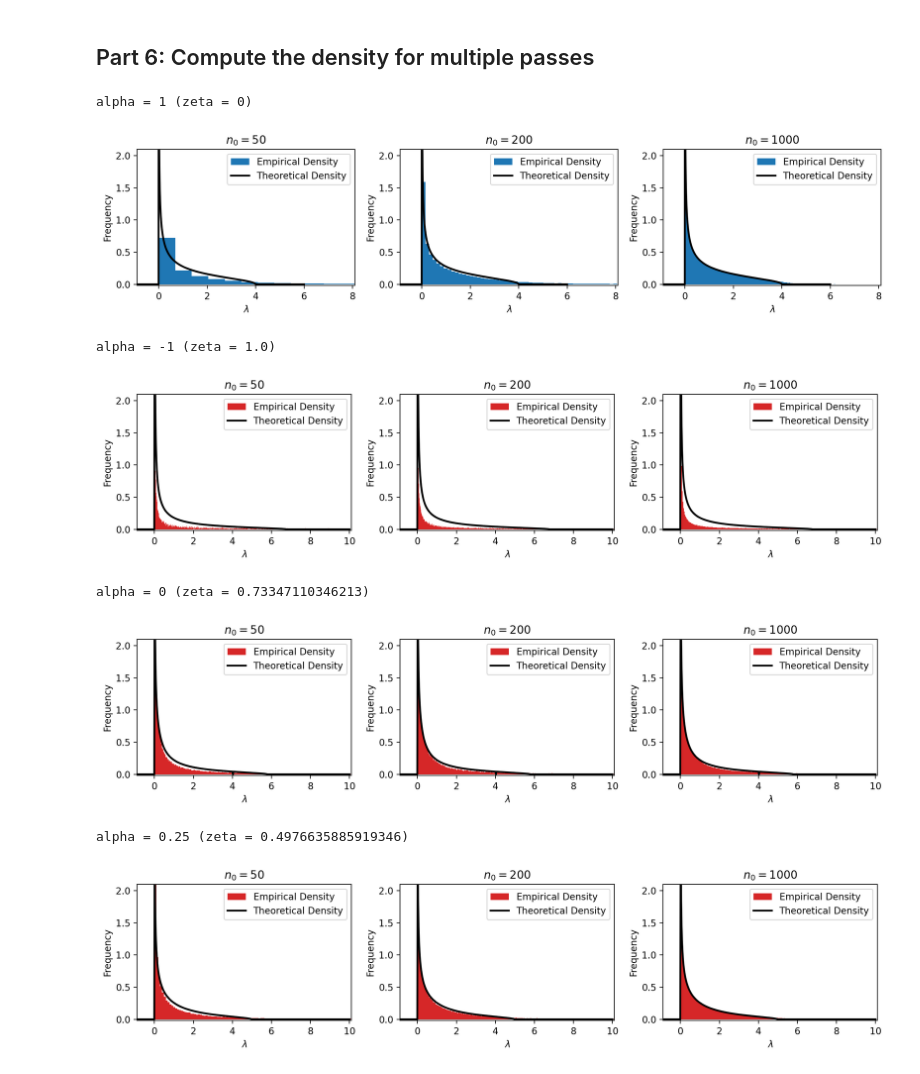
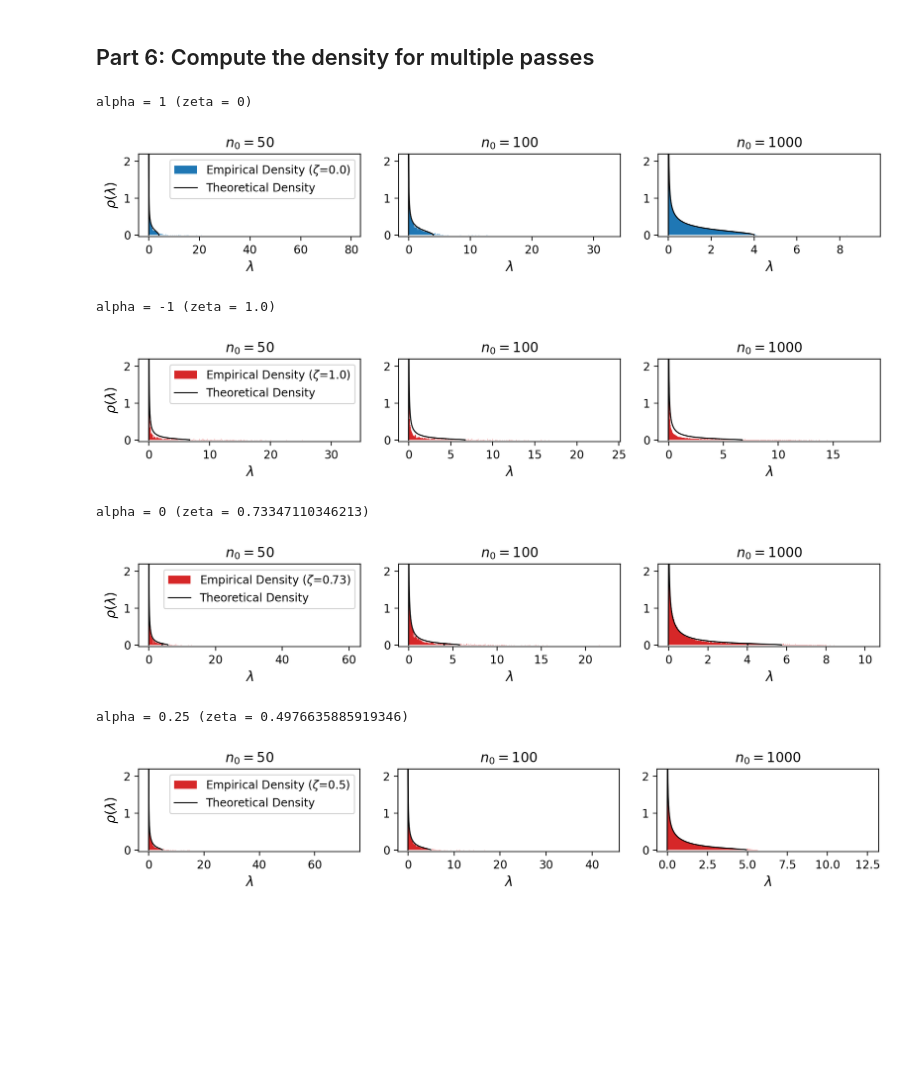
Before and after one commit to sichinaga/amath590-rmt-project, a Jupyter notebook: spectral_density.ipynb, the cells around one changed output. Drawn from its saved outputs; the diff is of its cells as text; code cells hidden in the pictures; blank space fills up the shorter version.

```diff
--- a/spectral_density.ipynb
+++ b/spectral_density.ipynb
@@ -137,12 +137,12 @@ def G_0(z):
     return np.where(G_pos.imag < G_neg.imag, G_pos, G_neg)
 
 # Compute G(z) for z (nearly) real on [-1, 6].
-z = np.linspace(-1, 6, 1000).astype("complex") + (1j * 1e-16)
+z = np.linspace(-0.001, 4, 1000).astype("complex") + (1j * 1e-16)
 true_density = -(1 / np.pi) * G_0(z).imag
 
 # Plot the empirical densities vs. theoretical.
 print("alpha = 1 (zeta = 0)")
-plt.figure(figsize=(12, 3), dpi=200)
+plt.figure(figsize=(10, 2), dpi=200)
 for i, (n0, eigs) in enumerate(zip(n0_vals, all_eigs)):
     plt.subplot(1, len(n0_vals), i + 1)
 
@@ -152,17 +152,19 @@ for i, (n0, eigs) in enumerate(zip(n0_vals, all_eigs)):
         density=True,
         bins=200,
         color="tab:cyan",
-        label="Empirical Density"
+        label="Empirical Density ($\\zeta$=0.0)"
     )
 
     # (2) Theoretical.
-    plt.plot(z.real, true_density, lw=2, c="k", label="Theoretical Density")
+    plt.plot(z.real, true_density, lw=1, c="k", label="Theoretical Density")
+    plt.ylim([-0.05, 2.2])
 
-    plt.ylim([-0.02, 2.1])
-    plt.title(f"$n_0 = {n0}$")
-    plt.xlabel("$\\lambda$")
-    plt.ylabel("Frequency")
-    plt.legend()
+    plt.title(f"$n_0 = {n0}$", fontsize=12)
+    plt.xlabel("$\\lambda$", fontsize=12)
+
+    if i == 0:
+        plt.ylabel("$\\rho(\\lambda)$", fontsize=12)
+        plt.legend(fontsize=10)
 
 plt.tight_layout()
 plt.show()
@@ -366,56 +375,58 @@ def build_gram_kpass(k, n0_init, f, phi=1, psi=1, sigma_x=1, sigma_w=1):
     return M
 
 # Declare the number of passes through the NN:
-k = 10
+k = 5
 
 # Compute the empirical density after k passes:
 all_eigs = []
-n0_vals = [50, 200, 1000]
+n0_vals = [50, 100, 1000]
 
 # When alpha = 1, we converge to the theoretical density.
 print("alpha = 1 (zeta = 0)")
 f = lambda x: relu_modified(x, alpha=1)
-z = np.linspace(-1, 6, 1000).astype("complex") + (1j * 1e-16)
+z = np.linspace(-0.001, 4, 1000).astype("complex") + (1j * 1e-16)
 true_density = -(1 / np.pi) * G_0(z).imag
 
 for i, n0 in enumerate(n0_vals):
     all_eigs_i = []
     num_trials = int(1e+5 / n0)
     for _ in tqdm(range(num_trials)):
         M = build_gram_kpass(k, n0, f) # perform k passes
         all_eigs_i.append(np.linalg.eigh(M)[0])
 
     all_eigs.append(all_eigs_i)
 
 # Plot the empirical densities vs. theoretical.
-plt.figure(figsize=(12, 3), dpi=200)
+plt.figure(figsize=(10, 2), dpi=200)
 for i, (n0, eigs) in enumerate(zip(n0_vals, all_eigs)):
     plt.subplot(1, len(n0_vals), i + 1)
 
     # (1) Empirical.
     plt.hist(
         np.array(eigs).flatten(),
         density=True,
         bins=int(1e+6 / n0),
         color="tab:blue",
-        label="Empirical Density"
+        label="Empirical Density ($\\zeta$=0.0)"
     )
 
     # (2) Theoretical.
-    plt.plot(z.real, true_density, lw=2, c="k", label="Theoretical Density")
+    plt.plot(z.real, true_density, lw=1, c="k", label="Theoretical Density")
 
-    plt.xlim([-0.9, 8.1])
-    plt.ylim([-0.02, 2.1])
-    plt.title(f"$n_0 = {n0}$")
-    plt.xlabel("$\\lambda$")
-    plt.ylabel("Frequency")
-    plt.legend()
+    # plt.xlim([-0.9, 8.1])
+    plt.ylim([-0.05, 2.2])
+    plt.title(f"$n_0 = {n0}$", fontsize=12)
+    plt.xlabel("$\\lambda$", fontsize=12)
+
+    if i == 0:
+        plt.ylabel("$\\rho(\\lambda)$", fontsize=12)
+        plt.legend(fontsize=10)
 
 plt.tight_layout()
 plt.show()
 # %% [output]
 alpha = 1 (zeta = 0)
-[figure, old version]
+[figure, new version]
 # %%
 # When alpha is not 1, we don't converge to the theoretical density.
 for alpha in [-1, 0, 0.25]:
@@ -430,7 +441,7 @@ for alpha in [-1, 0, 0.25]:
 
     # Compute the empirical density after k passes:
     all_eigs = []
-    n0_vals = [50, 200, 1000]
+    n0_vals = [50, 100, 1000]
     for i, n0 in enumerate(n0_vals):
         all_eigs_i = []
         num_trials = int(1e+5 / n0)
@@ -441,7 +452,7 @@ for alpha in [-1, 0, 0.25]:
         all_eigs.append(all_eigs_i)
 
     # Plot the empirical densities vs. theoretical.
-    plt.figure(figsize=(12, 3), dpi=200)
+    plt.figure(figsize=(10, 2), dpi=200)
     for i, (n0, eigs) in enumerate(zip(n0_vals, all_eigs)):
         plt.subplot(1, len(n0_vals), i + 1)
 
@@ -451,25 +462,29 @@ for alpha in [-1, 0, 0.25]:
             density=True,
             bins=int(1e+6 / n0),
             color="tab:red",
-            label="Empirical Density"
+            label=f"Empirical Density ($\\zeta$={np.round(zeta, decimals=2)})"
         )
 
         # (2) Theoretical.
-        plt.plot(z.real, true_density, lw=2, c="k", label="Theoretical Density")
+        ind1 = 45
+        ind2 = np.where(true_density > 1e-9)[0][-1]
+        plt.plot(zx[ind1:ind2], true_density[ind1:ind2], lw=1, c="k", label="Theoretical Density")
 
-        plt.xlim([-0.9, 10.1])
-        plt.ylim([-0.02, 2.1])
-        plt.title(f"$n_0 = {n0}$")
-        plt.xlabel("$\\lambda$")
-        plt.ylabel("Frequency")
-        plt.legend()
+        # plt.xlim([-0.9, 10.1])
+        plt.ylim([-0.05, 2.2])
+        plt.title(f"$n_0 = {n0}$", fontsize=12)
+        plt.xlabel("$\\lambda$", fontsize=12)
+
+        if i == 0:
+            plt.ylabel("$\\rho(\\lambda)$", fontsize=12)
+            plt.legend(fontsize=10)
 
     plt.tight_layout()
     plt.show()
 # %% [output]
 alpha = -1 (zeta = 1.0)
-[figure, old version]
+[figure, new version]
 alpha = 0 (zeta = 0.73347110346213)
-[figure, old version]
+[figure, new version]
 alpha = 0.25 (zeta = 0.4976635885919346)
-[figure, old version]
+[figure, new version]
```
Also changed, not shown: parts of 5 cells of this notebook, 11 other files.
